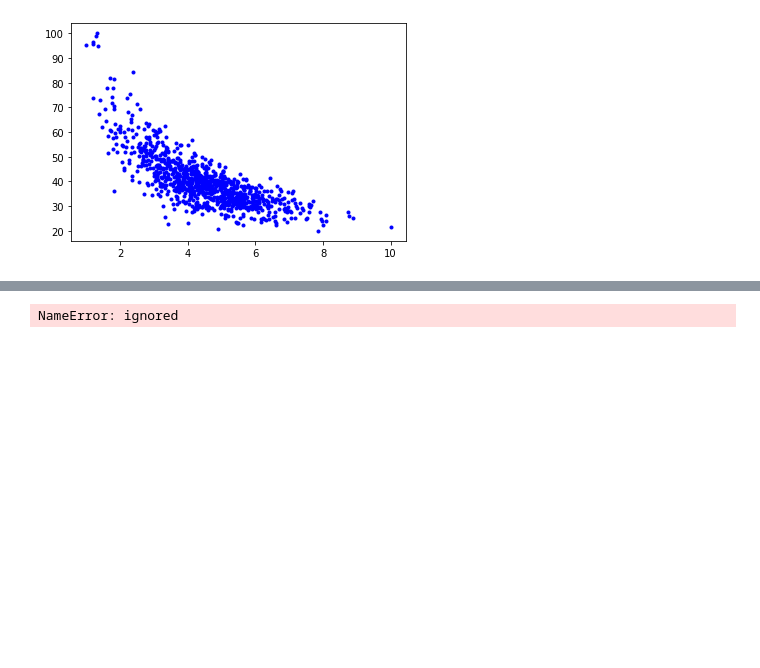
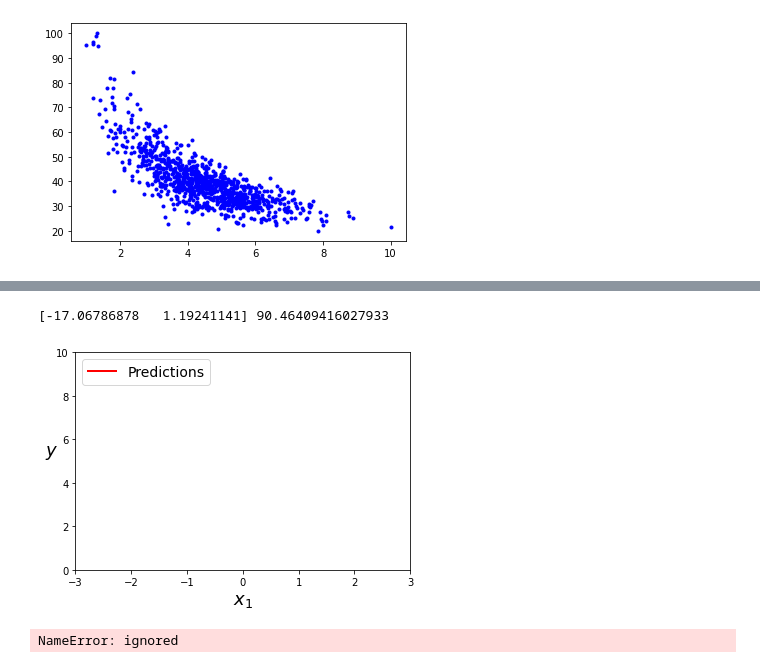
Before and after one commit to javierdealba/Notes, a Jupyter notebook: TecMty_Regresion_lineal_polinomial.ipynb, the cells around one changed output, grey strips where cells are left out. Drawn from its saved outputs; the diff is of its cells as text; code cells hidden in the pictures; blank space fills up the shorter version.

```diff
--- a/TecMty_Regresion_lineal_polinomial.ipynb
+++ b/TecMty_Regresion_lineal_polinomial.ipynb
@@ -307,3 +348,31 @@ plt.plot(X,y,'b.')
+# %%
+#polinomial
+from sklearn.preprocessing import PolynomialFeatures
+
+poly_features = PolynomialFeatures(degree=2, include_bias=False)
+X_poly = poly_features.fit_transform(X_train)
+
+lin_reg = LinearRegression(fit_intercept=True)
+lin_reg.fit(X_poly, y_train)
+print(lin_reg.coef_, lin_reg.intercept_)
+
+# X_new=np.linspace(0, 10, 100).reshape(100, 1)
+X_new_poly = poly_features.transform(X_test)
+y_new = lin_reg.predict(X_new_poly)
+
+order
+
+x_ravel =
+
+plt.plot(X, y, "b.")
+plt.plot(X_test, y_new, "r-", linewidth=2, label="Predictions")
+plt.xlabel("$x_1$", fontsize=18)
+plt.ylabel("$y$", rotation=0, fontsize=18)
+plt.legend(loc="upper left", fontsize=14)
+plt.axis([-3, 3, 0, 10]);
+# %% [output]
+[-17.06786878   1.19241141] 90.46409416027933
+[figure, added]
 # %%
 from sklearn import metrics
 from sklearn.metrics import r2_score
```
Also changed, not shown: parts of 9 cells of this notebook.
